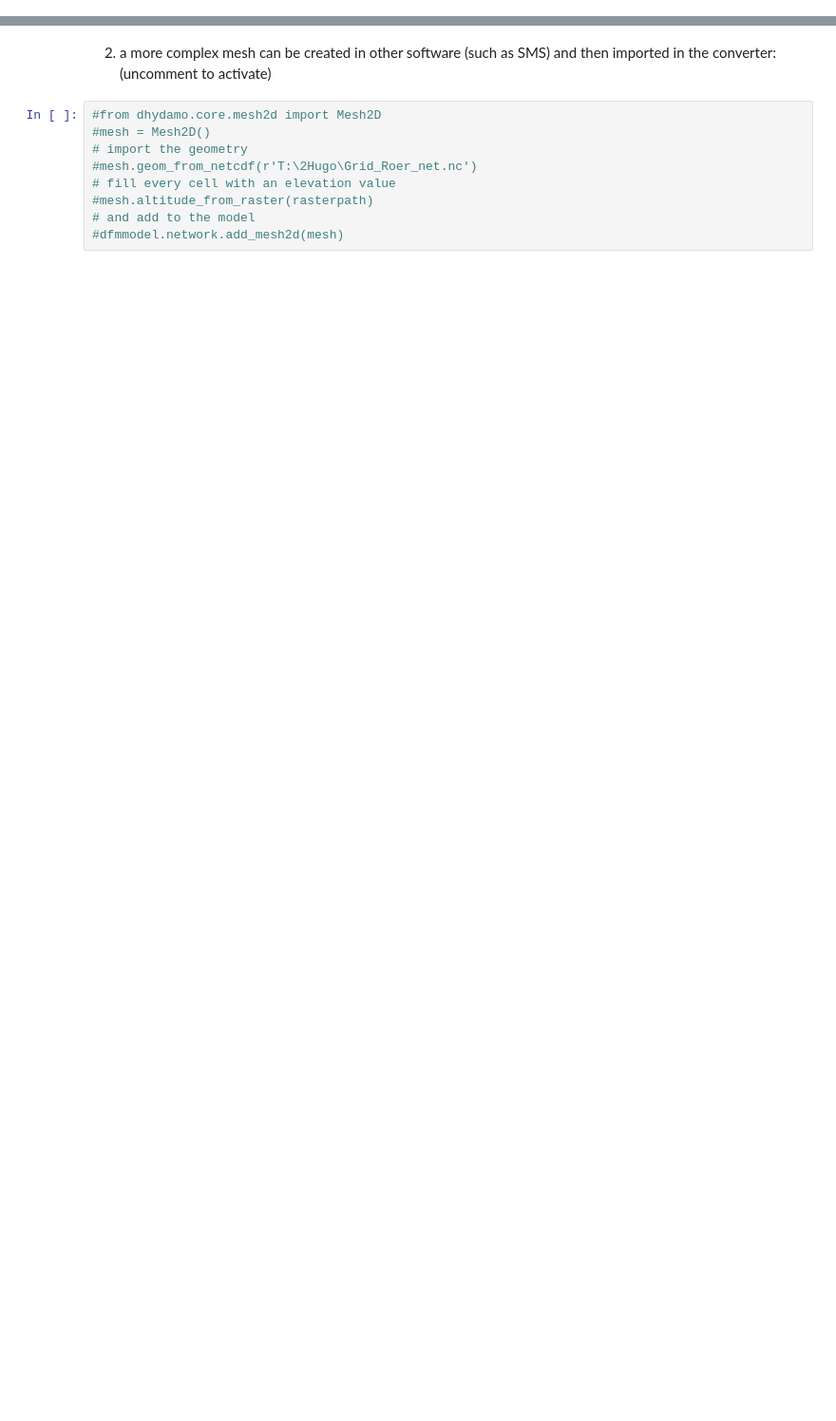
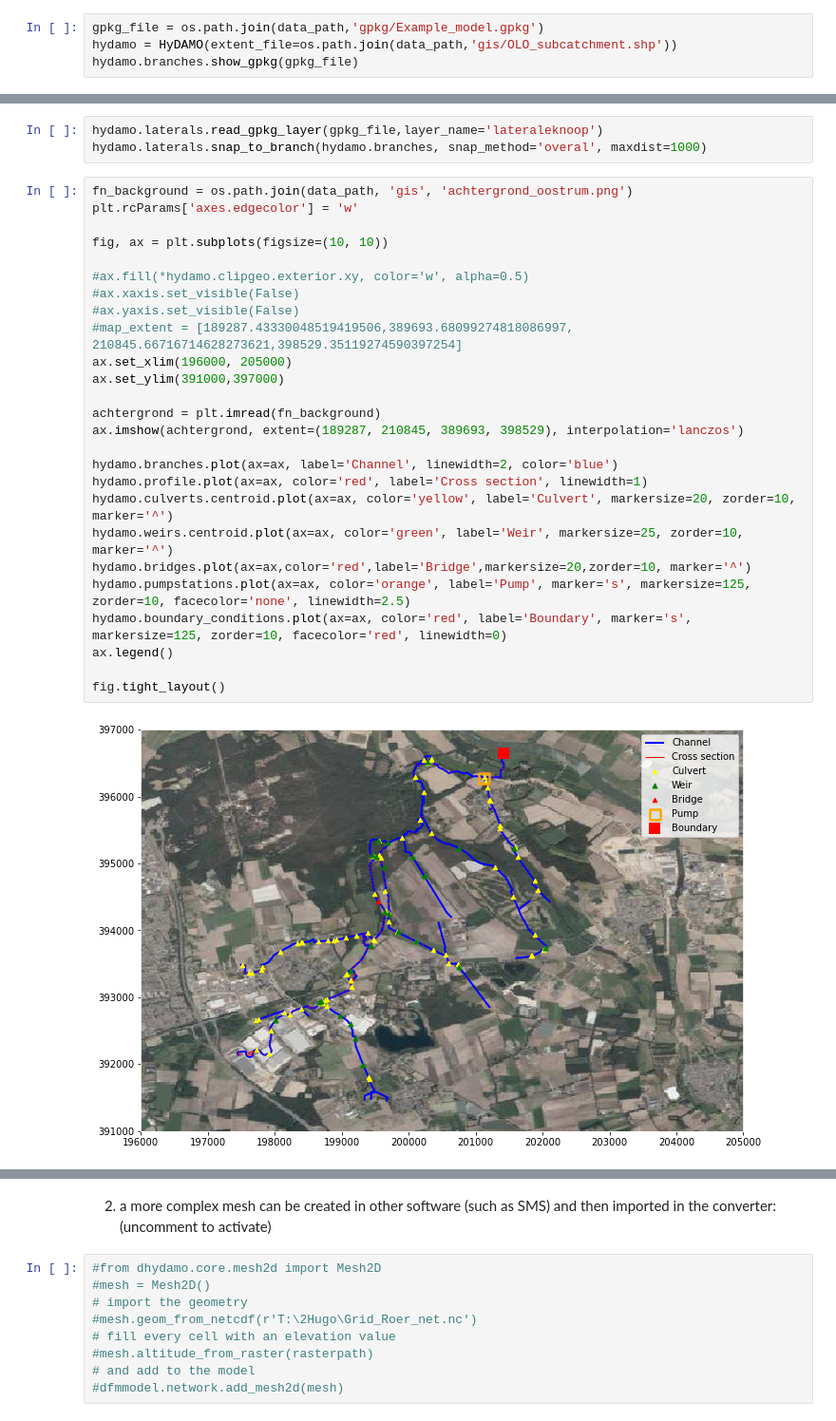
Before and after one commit to openearth/delft3dfmpy, a Jupyter notebook: notebooks/Usage_introduction_FM_only.ipynb, the cells around one changed output, grey strips where cells are left out. Shown at 95% size. Cells and saved outputs as stored; diff of their text form; blank space fills up the shorter version.

Commit message:
Final update to v2.0.0, based on HyDAMO DAMO2.2 data

```diff
--- a/notebooks/Usage_introduction_FM_only.ipynb
+++ b/notebooks/Usage_introduction_FM_only.ipynb
@@ -336,0 +69,4 @@ dfmmodel.network.add_mesh2d(mesh)
+# %%
+gpkg_file = os.path.join(data_path,'gpkg/Example_model.gpkg')
+hydamo = HyDAMO(extent_file=os.path.join(data_path,'gis/OLO_subcatchment.shp'))
+hydamo.branches.show_gpkg(gpkg_file)
@@ -336,0 +156,31 @@ dfmmodel.network.add_mesh2d(mesh)
+# %%
+hydamo.laterals.read_gpkg_layer(gpkg_file,layer_name='lateraleknoop')
+hydamo.laterals.snap_to_branch(hydamo.branches, snap_method='overal', maxdist=1000)
+# %%
+fn_background = os.path.join(data_path, 'gis', 'achtergrond_oostrum.png')
+plt.rcParams['axes.edgecolor'] = 'w'
+
+fig, ax = plt.subplots(figsize=(10, 10))
+
+#ax.fill(*hydamo.clipgeo.exterior.xy, color='w', alpha=0.5)
+#ax.xaxis.set_visible(False)
+#ax.yaxis.set_visible(False)
+#map_extent = [189287.43330048519419506,389693.68099274818086997, 210845.66716714628273621,398529.35119274590397254]
+ax.set_xlim(196000, 205000)
+ax.set_ylim(391000,397000)
+
+achtergrond = plt.imread(fn_background)
+ax.imshow(achtergrond, extent=(189287, 210845, 389693, 398529), interpolation='lanczos')
+
+hydamo.branches.plot(ax=ax, label='Channel', linewidth=2, color='blue')
+hydamo.profile.plot(ax=ax, color='red', label='Cross section', linewidth=1)
+hydamo.culverts.centroid.plot(ax=ax, color='yellow', label='Culvert', markersize=20, zorder=10, marker='^')
+hydamo.weirs.centroid.plot(ax=ax, color='green', label='Weir', markersize=25, zorder=10, marker='^')
+hydamo.bridges.plot(ax=ax,color='red',label='Bridge',markersize=20,zorder=10, marker='^')
+hydamo.pumpstations.plot(ax=ax, color='orange', label='Pump', marker='s', markersize=125, zorder=10, facecolor='none', linewidth=2.5)
+hydamo.boundary_conditions.plot(ax=ax, color='red', label='Boundary', marker='s', markersize=125, zorder=10, facecolor='red', linewidth=0)
+ax.legend()
+
+fig.tight_layout()
+# %% [output]
+[figure, added]
```
Also changed, not shown: parts of 94 cells of this notebook, 13 other files.
